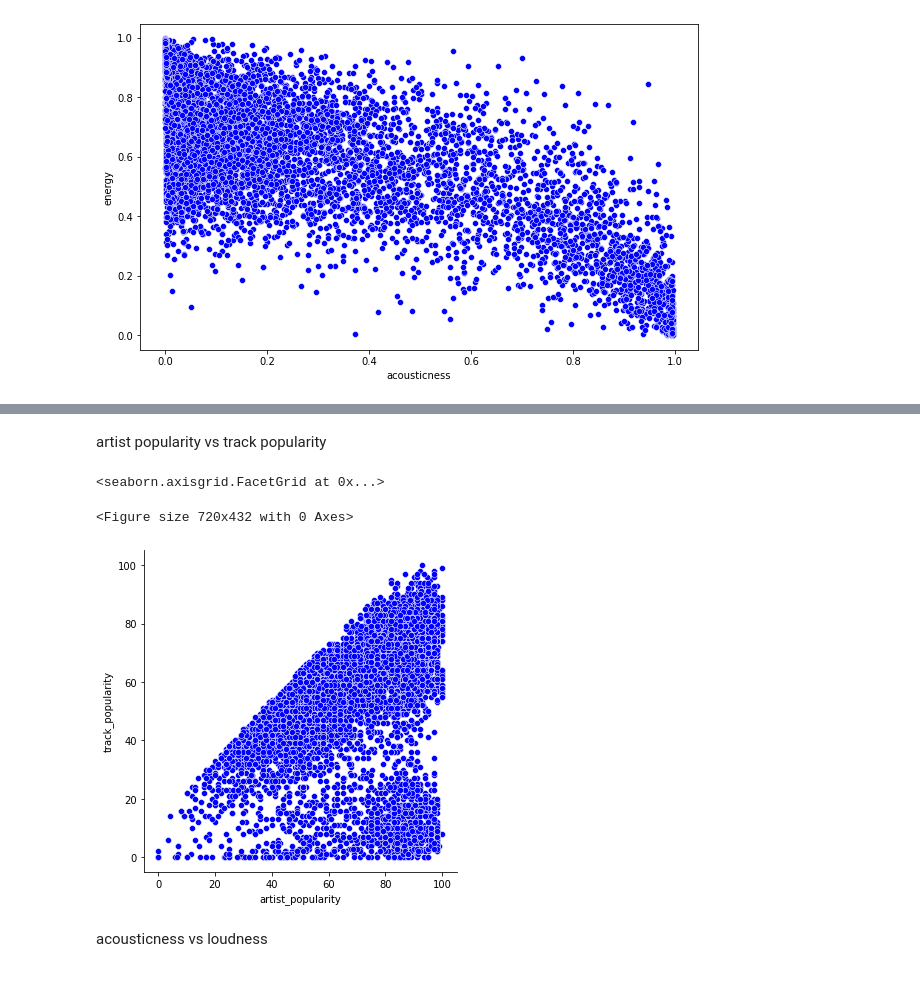
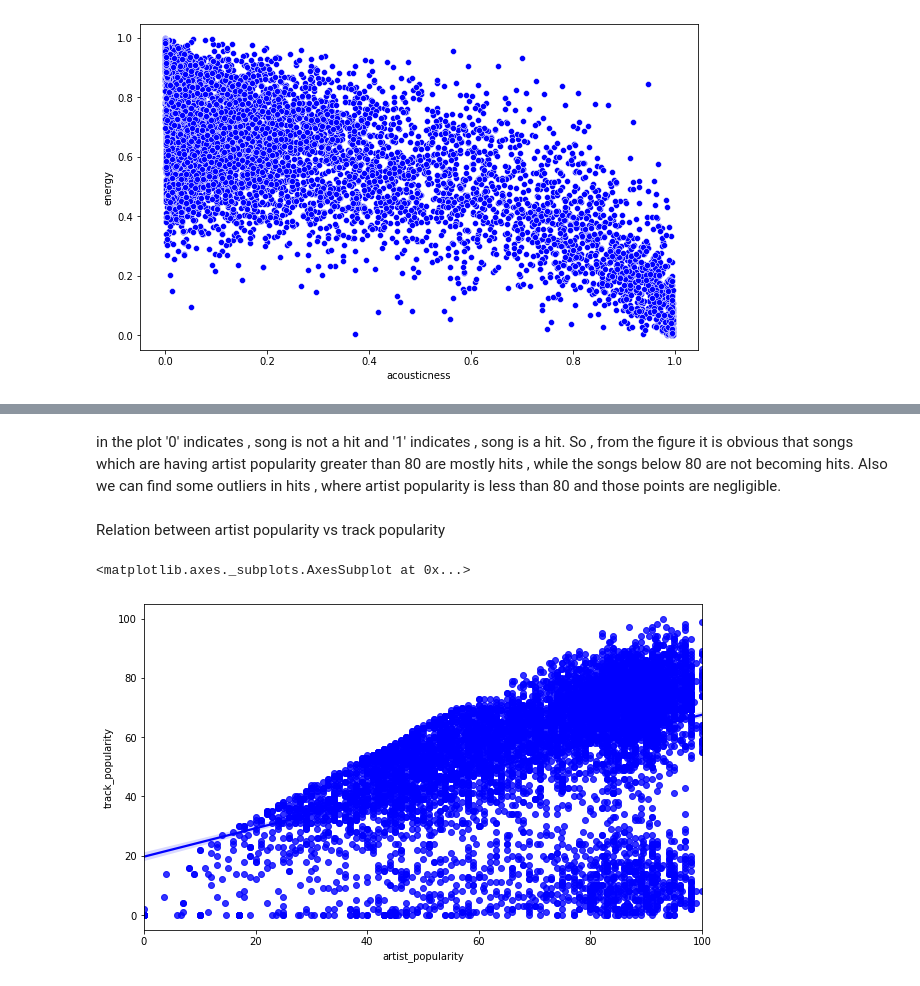
Before and after one commit to vlkumar-859/ml_spotifty, a Jupyter notebook: Copy_of_ml_spotify.ipynb, the cells around one changed output, grey strips where cells are left out. Drawn from its saved outputs; the diff is of its cells as text; code cells hidden in the pictures.

```diff
--- a/Copy_of_ml_spotify.ipynb
+++ b/Copy_of_ml_spotify.ipynb
@@ -400,11 +379,11 @@ plt.show()
+# %% [markdown]
+in the plot '0' indicates , song is not a hit and '1' indicates , song is a hit. So , from the figure it is obvious that songs which are having artist popularity greater than 80 are mostly hits , while the songs below 80 are not becoming hits. Also we can find some outliers in hits , where artist popularity is less than 80 and those points are negligible.
 # %% [markdown]
-artist popularity vs track popularity
+Relation between artist popularity vs track popularity
 # %%
 plt.figure(figsize=(10,6))
-sns.relplot(x=spotify_data.artist_popularity,y=spotify_data.track_popularity, color="b")
+
+sns.regplot(x=spotify_data.artist_popularity,y=spotify_data.track_popularity, color="b")
 # %% [output]
-<seaborn.axisgrid.FacetGrid at 0x...>
+<matplotlib.axes._subplots.AxesSubplot at 0x...>
-<Figure size 720x432 with 0 Axes>
-[figure, old version]
+[figure, new version]
-# %% [markdown]
-acousticness vs loudness
```
Also changed, not shown: parts of 54 cells of this notebook.
